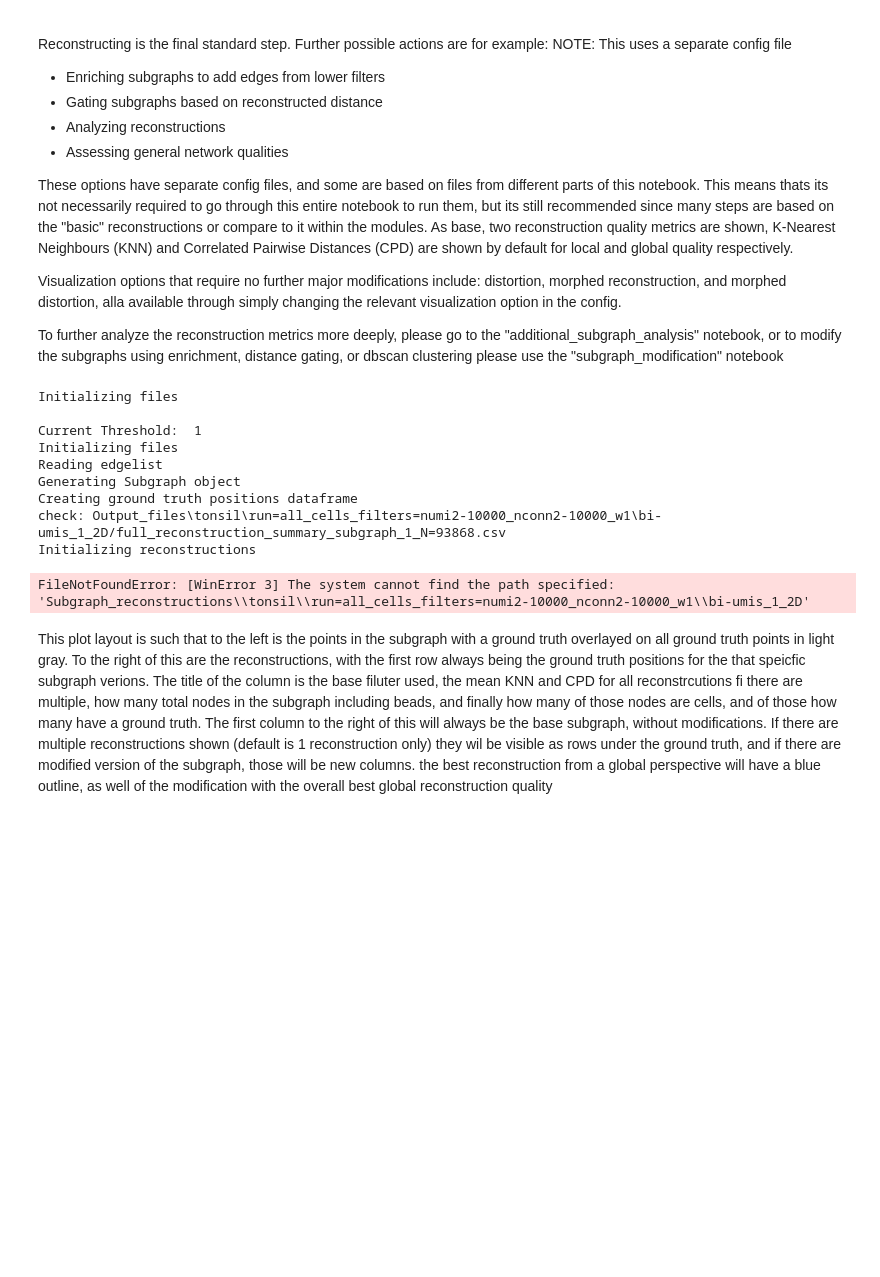
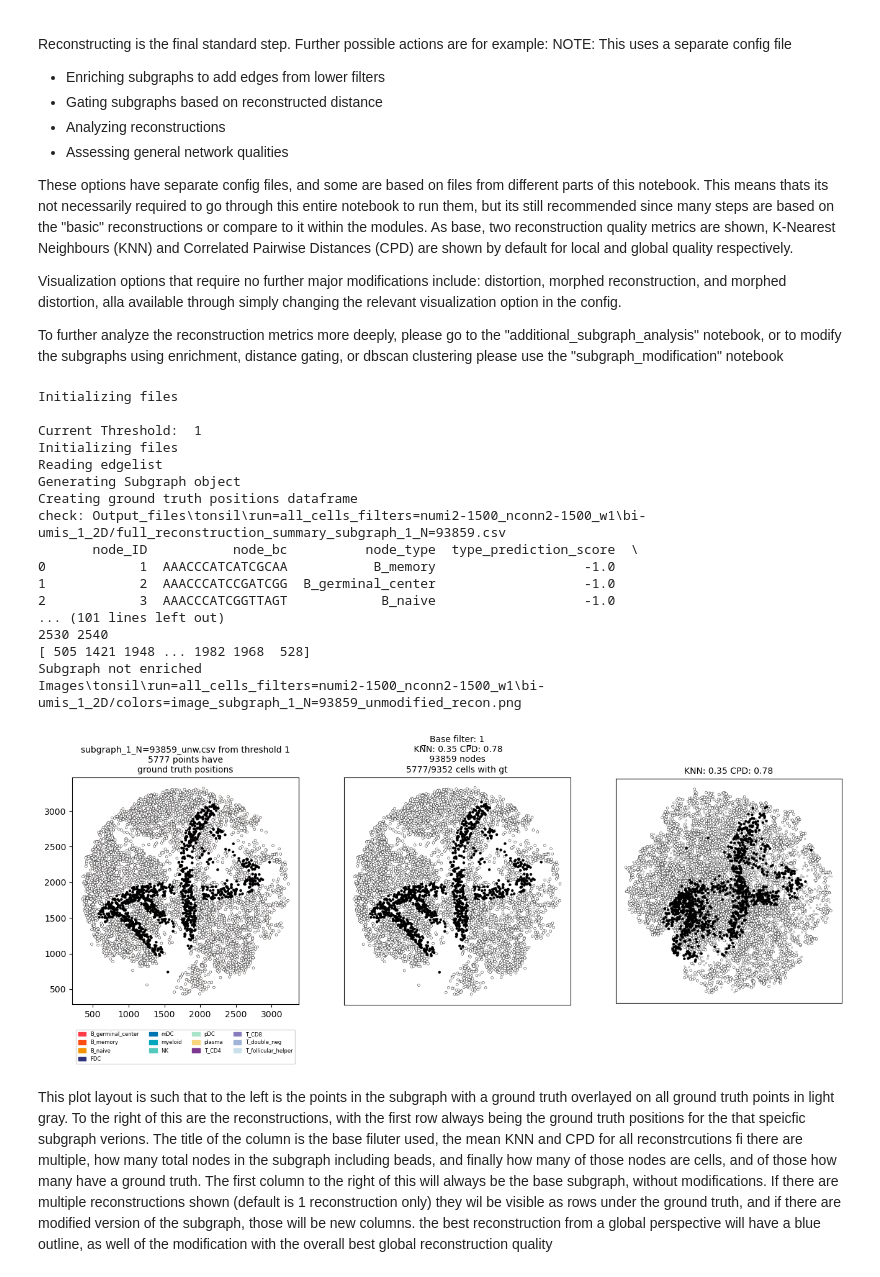
Before and after one commit to molecular-programming-group/Hidden_network_Slide_tags, a Jupyter notebook: Preprocessing.ipynb, the cells around one changed output. Saved outputs shown, nothing was run; the diff lists cells and outputs as text; code cells hidden in the pictures; blank space fills up the shorter version.

Commit message:
Fixing config defaults and other file-related issues

```diff
--- a/Preprocessing.ipynb
+++ b/Preprocessing.ipynb
@@ -94,21 +141,29 @@ To further analyze the reconstruction metrics more deeply, please go to the "add
 # %%
 from Utils import *
 from subgraph_analysis_functions import perform_analysis_actions
-config_analysis = ConfigLoader('config_analysis.py')
+config_analysis = ConfigLoader('config_subgraph_analysis.py')
 # Comment the line below if its desired to run the analysis on another sample
 config_analysis.base_network_args.unfiltered_edge_file = config.preprocessing_args.filepaths.output_file
 
 perform_analysis_actions(config_analysis)
 # %% [output]
 Initializing files
 
 Current Threshold:  1
 Initializing files
 Reading edgelist
 Generating Subgraph object
 Creating ground truth positions dataframe
-check: Output_files\tonsil\run=all_cells_filters=numi2-10000_nconn2-10000_w1\bi-umis_1_2D/full_reconstruction_summary_subgraph_1_N=93868.csv
-Initializing reconstructions
+check: Output_files\tonsil\run=all_cells_filters=numi2-1500_nconn2-1500_w1\bi-umis_1_2D/full_reconstruction_summary_subgraph_1_N=93859.csv
+       node_ID           node_bc          node_type  type_prediction_score  \
+0            1  AAACCCATCATCGCAA           B_memory                   -1.0
+1            2  AAACCCATCCGATCGG  B_germinal_center                   -1.0
+2            3  AAACCCATCGGTTAGT            B_naive                   -1.0
+... (101 lines left out)
+2530 2540
+[ 505 1421 1948 ... 1982 1968  528]
+Subgraph not enriched
+Images\tonsil\run=all_cells_filters=numi2-1500_nconn2-1500_w1\bi-umis_1_2D/colors=image_subgraph_1_N=93859_unmodified_recon.png
-FileNotFoundError: [WinError 3] The system cannot find the path specified: 'Subgraph_reconstructions\\tonsil\\run=all_cells_filters=numi2-10000_nconn2-10000_w1\\bi-umis_1_2D'
+[figure, added]
 # %% [markdown]
 This plot layout is such that to the left is the points in the subgraph with a ground truth overlayed on all ground truth points in light gray. To the right of this are the reconstructions, with the first row always being the ground truth positions for the that speicfic subgraph verions. The title of the column is the base filuter used, the mean KNN and CPD for all reconstrcutions fi there are multiple, how many total nodes in the subgraph including beads, and finally how many of those nodes are cells, and of those how many have a ground truth. The first column to the right of this will always be the base subgraph, without modifications. If there are multiple reconstructions shown (default is 1 reconstruction only) they wil be visible as rows under the ground truth, and if there are modified version of the subgraph, those will be new columns. the best reconstruction from a global perspective will have a blue outline, as well of the modification with the overall best global reconstruction quality
```
Also changed, not shown: parts of 4 cells of this notebook, 3 other files.
